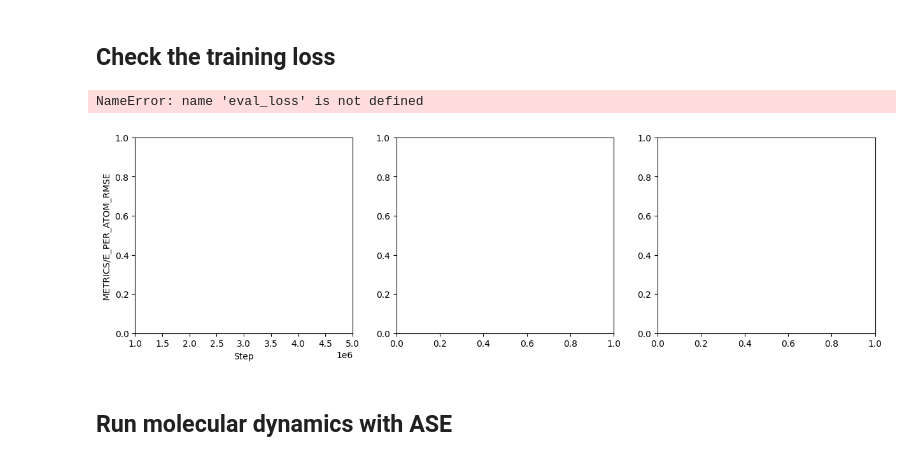
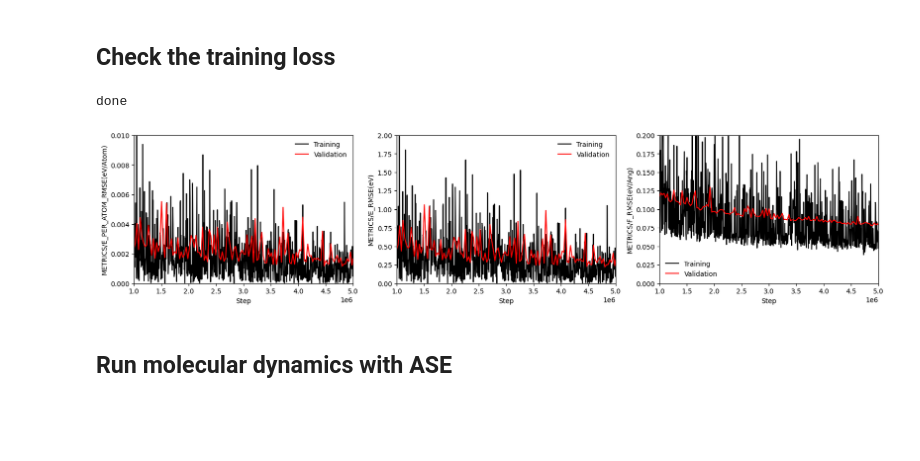
Before and after one commit to zzy2014/PiNN, a Jupyter notebook: docs/notebooks/Build_MLP_Water.ipynb, the cells around one changed output. Cells and saved outputs as stored; diff of their text form; code cells hidden in the pictures; blank space fills up the shorter version.

```diff
--- a/docs/notebooks/Build_MLP_Water.ipynb
+++ b/docs/notebooks/Build_MLP_Water.ipynb
@@ -211,37 +211,45 @@ def log(log_dir, tag, fmt):
 log_dir_train = molde_dir + "/"
 train_loss = log(log_dir_train,'RMSE', '%14.6e ')
 
-# log_dir_eval = molde_dir + "/eval"
-# eval_loss = log(log_dir_eval,'RMSE', '%14.6e ')
+log_dir_eval = molde_dir + "/eval"
+eval_loss = log(log_dir_eval,'RMSE', '%14.6e ')
+print("done")
+# %% [output]
+done
 # %%
 %matplotlib inline
 import matplotlib
 import matplotlib.pyplot as plt
 
 num_metrics = len(train_loss[2])
 
-fig, axs = plt.subplots(1, num_metrics, figsize=(15, 4))
+fig, axs = plt.subplots(1, num_metrics, figsize=(20, 4))
+
+metrics_unit={"METRICS/E_PER_ATOM_RMSE":"eV/Atom",
+          "METRICS/E_RMSE":"eV",
+          "METRICS/F_RMSE":"eV/Ang"}
+
+metrics_y_max = {"METRICS/E_PER_ATOM_RMSE":0.01,
+          "METRICS/E_RMSE":2.0,
+          "METRICS/F_RMSE":0.2}
 
 for index in range(0, num_metrics):
-
     axs[index].set_xlabel(r'Step')
-    axs[index].set_ylabel(train_loss[2][index])
+    y_label = "%s(%s)"%(train_loss[2][index], metrics_unit[train_loss[2][index]])
+    axs[index].set_ylabel(y_label)
     axs[index].set_xlim(1E6, 5E6)
 
-    max_value = np.max(eval_loss[1][index])
-    min_value = np.min(eval_loss[1][index])
-    axs[index].set_ylim(min_value, max_value)
+    axs[index].set_ylim(0.0, metrics_y_max[train_loss[2][index]])
 
     axs[index].plot(train_loss[0], train_loss[1][index], color='black', label="Training")
     axs[index].plot(eval_loss[0], eval_loss[1][index], color='red', label="Validation")
     axs[index].legend(edgecolor='none', loc='best')
 
 plt.subplots_adjust(hspace=500)
 
 plt.show()
 # %% [output]
-NameError: name 'eval_loss' is not defined
-[figure, old version]
+[figure, new version]
 # %% [markdown]
 ## Run molecular dynamics with ASE
 # %%
```
